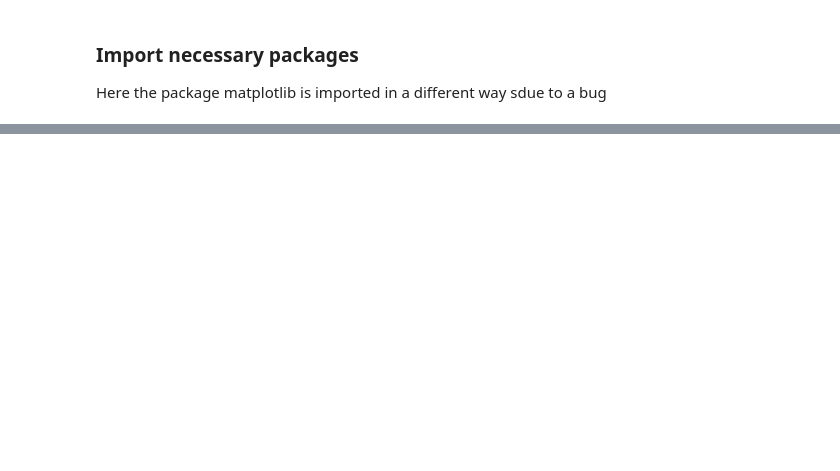
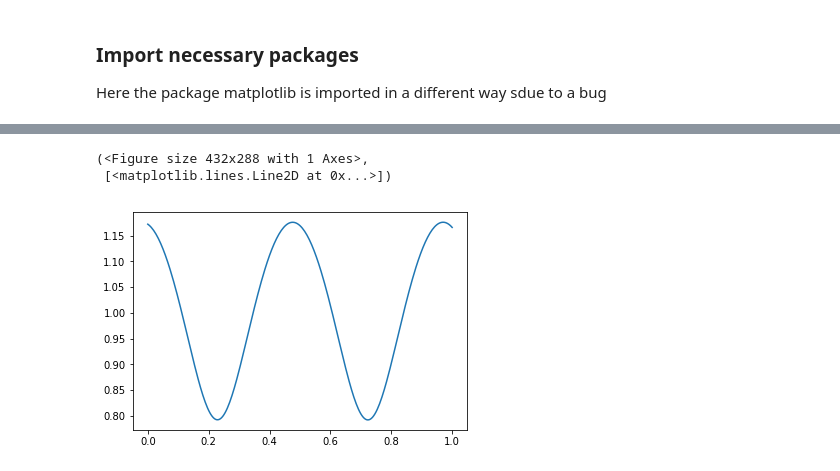
Before and after one commit to mss01/postProcessThinFilms, a Jupyter notebook: Maulik_Aswin.ipynb, the cells around one changed output, grey strips where cells are left out. Cells and saved outputs as stored; diff of their text form; code cells hidden in the pictures; blank space fills up the shorter version.

Commit message:
File path updated and loaded data in to variable Data

```diff
--- a/Maulik_Aswin.ipynb
+++ b/Maulik_Aswin.ipynb
@@ -16,4 +16,4 @@ hv.notebook_extension('matplotlib')
 [interactive output not drawn]
 # %%
 dirList = os.listdir("dataFiles_few/")
-a = len(dirList)
+File_Path = ["dataFiles_few/" + s for s in dirList]
@@ -21,0 +20,11 @@ x = ["dataFiles_few/" + s for s in dirList]
+# %%
+Data= [np.loadtxt(f) for f in File_Path]
+shape(Data)
+# %%
+x=np.linspace(0,1,len(y))
+# %%
+fig, [plt.plot(x,y) for y in Data]
+# %% [output]
+(<Figure size 432x288 with 1 Axes>,
+ [<matplotlib.lines.Line2D at 0x...>])
+[figure, added]
```
Also changed, not shown: parts of 2 cells of this notebook.
